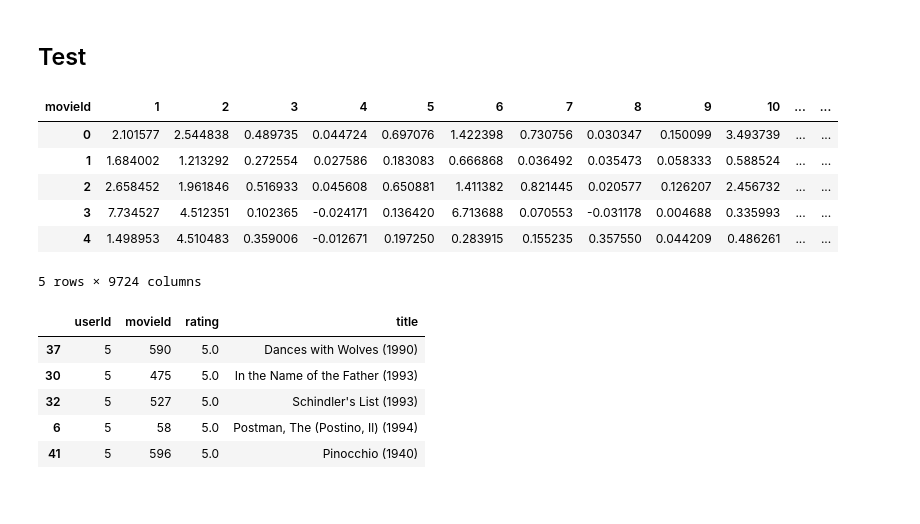
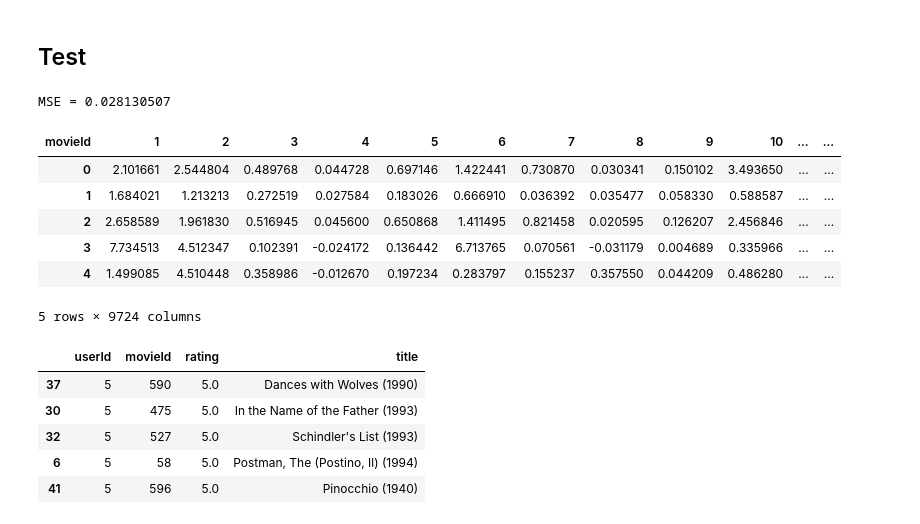
Before and after one commit to erikchomez/CS179FinalProject, a Jupyter notebook: PCA_Recommender_System.ipynb, the cells around one changed output. Saved outputs shown, nothing was run; the diff lists cells and outputs as text; code cells hidden in the pictures.

Commit message:
Added MSE for test

```diff
--- a/PCA_Recommender_System.ipynb
+++ b/PCA_Recommender_System.ipynb
@@ -179,10 +179,10 @@ U, sigma, Vt = svds(R_train_demeaned, k=50)
 sigma = np.diag(sigma)
 # %%
 W = U.dot(sigma)
-X0 = W[:,:200].dot(Vt[:200])
+X0_train = W[:,:200].dot(Vt[:200])
 
-MSE = np.mean( (R_train_demeaned - X0) ** 2 )
+MSE = np.mean( (R_train_demeaned - X0_train) ** 2 )
 print('MSE =', MSE)
 
-X = scaler.inverse_transform(X0)
+X_train = scaler.inverse_transform(X0_train)
 # %% [output]
@@ -226,19 +226,25 @@ U, sigma, Vt = svds(R_test_demeaned, k=50)
 sigma = np.diag(sigma)
 
 W = U.dot(sigma)
-X0 = W[:,:200].dot(Vt[:200])
-X = scaler.inverse_transform(X0)
+X0_test = W[:,:200].dot(Vt[:200])
+
+MSE = np.mean( (R_test_demeaned - X0_test) ** 2 )
+print('MSE =', MSE)
+
+X_test = scaler.inverse_transform(X0)
+# %% [output]
+MSE = 0.028130507
 # %%
 #all_user_predicted_ratings = np.dot(np.dot(U, sigma), Vt) + user_ratings_mean.reshape(-1,1)
-predictions = pd.DataFrame(X, columns=movie_features.columns)
+predictions = pd.DataFrame(X_test, columns=movie_features.columns)
 predictions.head()
 # %% [output]
 | movieId | 1 | 2 | 3 | 4 | 5 | 6 | 7 | 8 | 9 | 10 | ... | ... |
-| 0 | 2.101577 | 2.544838 | 0.489735 | 0.044724 | 0.697076 | 1.422398 | 0.730756 | 0.030347 | 0.150099 | 3.493739 | ... | ... |
-| 1 | 1.684002 | 1.213292 | 0.272554 | 0.027586 | 0.183083 | 0.666868 | 0.036492 | 0.035473 | 0.058333 | 0.588524 | ... | ... |
-| 2 | 2.658452 | 1.961846 | 0.516933 | 0.045608 | 0.650881 | 1.411382 | 0.821445 | 0.020577 | 0.126207 | 2.456732 | ... | ... |
-| 3 | 7.734527 | 4.512351 | 0.102365 | -0.024171 | 0.136420 | 6.713688 | 0.070553 | -0.031178 | 0.004688 | 0.335993 | ... | ... |
-| 4 | 1.498953 | 4.510483 | 0.359006 | -0.012671 | 0.197250 | 0.283915 | 0.155235 | 0.357550 | 0.044209 | 0.486261 | ... | ... |
+| 0 | 2.101661 | 2.544804 | 0.489768 | 0.044728 | 0.697146 | 1.422441 | 0.730870 | 0.030341 | 0.150102 | 3.493650 | ... | ... |
+| 1 | 1.684021 | 1.213213 | 0.272519 | 0.027584 | 0.183026 | 0.666910 | 0.036392 | 0.035477 | 0.058330 | 0.588587 | ... | ... |
+| 2 | 2.658589 | 1.961830 | 0.516945 | 0.045600 | 0.650868 | 1.411495 | 0.821458 | 0.020595 | 0.126207 | 2.456846 | ... | ... |
+| 3 | 7.734513 | 4.512347 | 0.102391 | -0.024172 | 0.136442 | 6.713765 | 0.070561 | -0.031179 | 0.004689 | 0.335966 | ... | ... |
+| 4 | 1.499085 | 4.510448 | 0.358986 | -0.012670 | 0.197234 | 0.283797 | 0.155237 | 0.357550 | 0.044209 | 0.486280 | ... | ... |
 5 rows × 9724 columns
 # %%
 test_pca_pr, test_pca_p = ut.recommend(5, predictions, movies, ratings)
```
Also changed, not shown: parts of 10 cells of this notebook.
